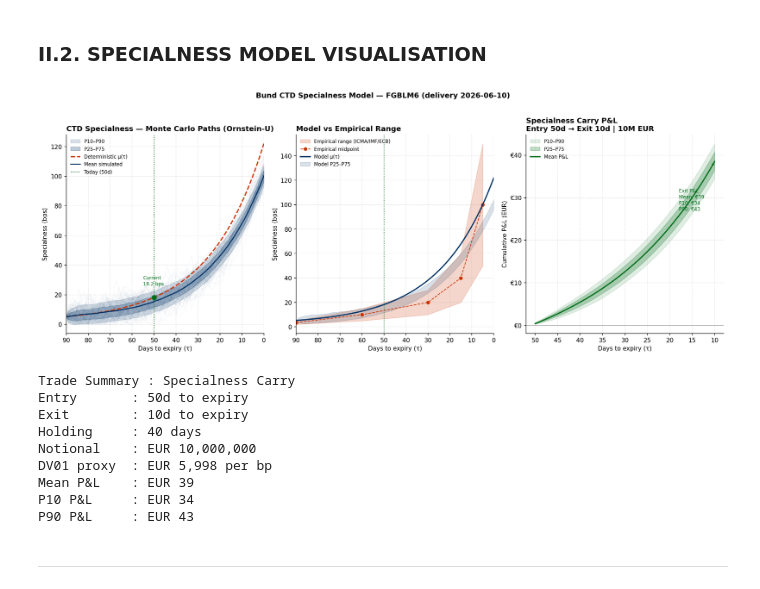
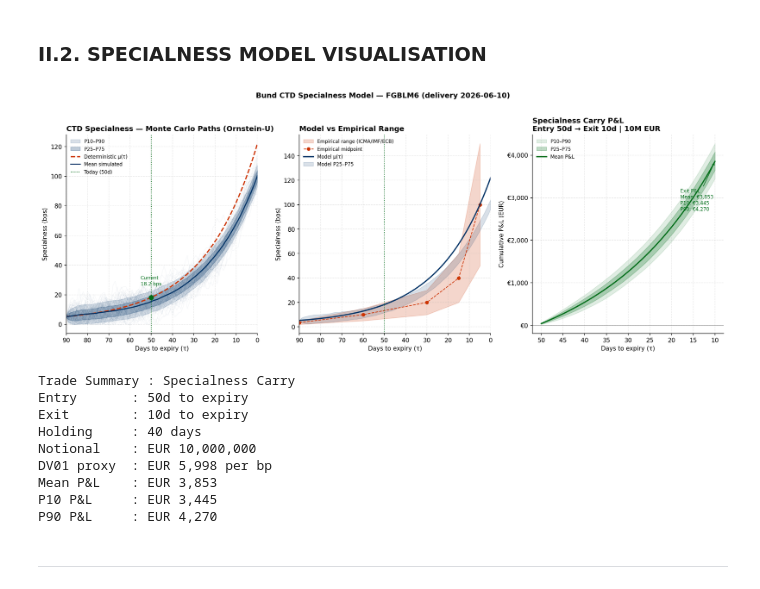
Before and after one commit to mb69-code/bond-relative-value, a Jupyter notebook: notebooks/specialness_model.ipynb, the cells around one changed output. Drawn from its saved outputs; the diff is of its cells as text; code cells hidden in the pictures.

```diff
--- a/notebooks/specialness_model.ipynb
+++ b/notebooks/specialness_model.ipynb
@@ -570,6 +572,6 @@ NOTIONAL_PNL = 10_000_000
 CTD_DURATION = 6.207 # Real CTD Data
 CTD_PRICE = 96.626 # Real CTD Data
 DV01_EUR_PER_BP = CTD_DURATION * (CTD_PRICE / 100.0) * NOTIONAL_PNL * 1e-4  # EUR/bp
-CASH_VALUE = NOTIONAL * (CTD_PRICE / 100)
+CASH_VALUE = NOTIONAL_PNL * (CTD_PRICE / 100)
 
 
@@ -611,43 +613,43 @@ ax3.yaxis.set_major_formatter(plt.FuncFormatter(lambda x, _: f'€{x:,.0f}'))
 
 final_mean = pnl_mean[-1]
 final_p10 = pnl_p10[-1]
 final_p90 = pnl_p90[-1]
 
 ax3.annotate(
     f'Exit P&L\nMean: €{final_mean:,.0f}\nP10: €{final_p10:,.0f}\nP90: €{final_p90:,.0f}',
     xy=(EXIT_DTE, final_mean),
     xytext=(EXIT_DTE + 8, final_mean * 0.7 if final_mean > 0 else final_mean * 1.3),
     fontsize=8, color='#006D19',
     arrowprops=dict(arrowstyle='->', color='#006D19')
 )
 
 plt.suptitle(
     f'Bund CTD Specialness Model — {FUTURE_CONTRACT} (delivery {DELIVERY_DATE.date()})',
     fontweight='bold', fontsize=12, y=1.02
 )
 plt.tight_layout()
 plt.show()
 
 print("\nTrade Summary : Specialness Carry")
 print(f"Entry       : {ENTRY_DTE}d to expiry")
 print(f"Exit        : {EXIT_DTE}d to expiry")
 print(f"Holding     : {ENTRY_DTE - EXIT_DTE} days")
 print(f"Notional    : EUR {NOTIONAL_PNL:,.0f}")
 print(f"DV01 proxy  : EUR {DV01_EUR_PER_BP:,.0f} per bp")
 print(f"Mean P&L    : EUR {final_mean:,.0f}")
 print(f"P10 P&L     : EUR {final_p10:,.0f}")
 print(f"P90 P&L     : EUR {final_p90:,.0f}")
 # %% [output]
-[figure, old version]
+[figure, new version]
 Trade Summary : Specialness Carry
 Entry       : 50d to expiry
 Exit        : 10d to expiry
 Holding     : 40 days
 Notional    : EUR 10,000,000
 DV01 proxy  : EUR 5,998 per bp
-Mean P&L    : EUR 39
-P10 P&L     : EUR 34
-P90 P&L     : EUR 43
+Mean P&L    : EUR 3,853
+P10 P&L     : EUR 3,445
+P90 P&L     : EUR 4,270
 # %% [markdown]
 ---
 # %% [markdown]
```
Also changed, not shown: parts of 5 cells of this notebook.
